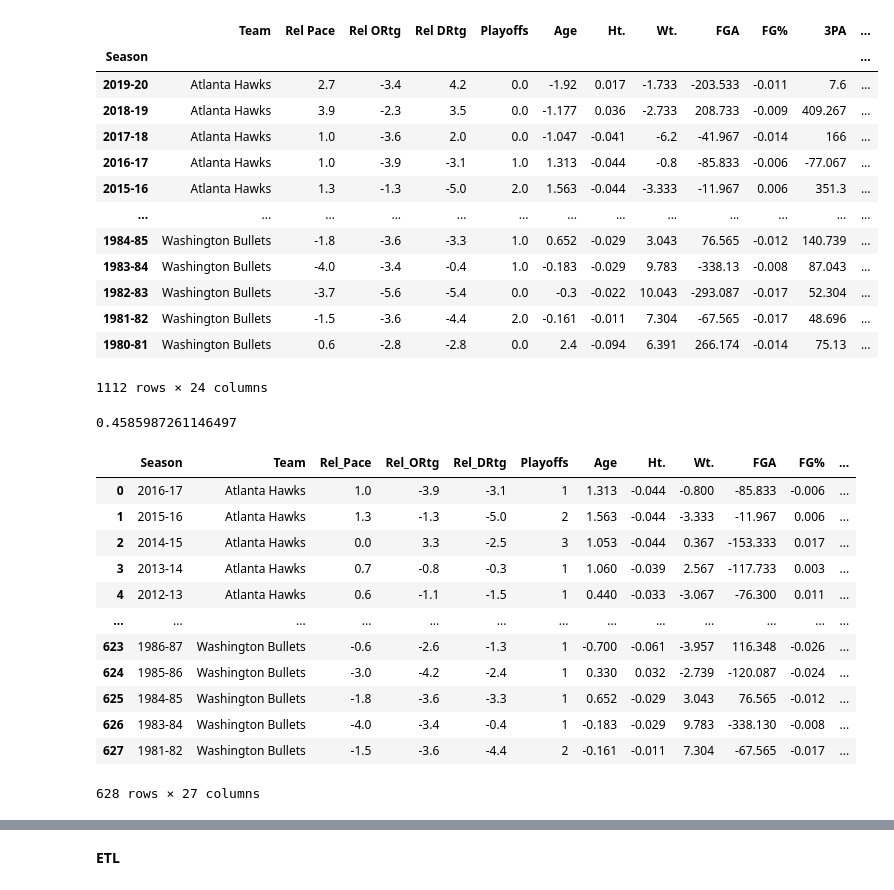
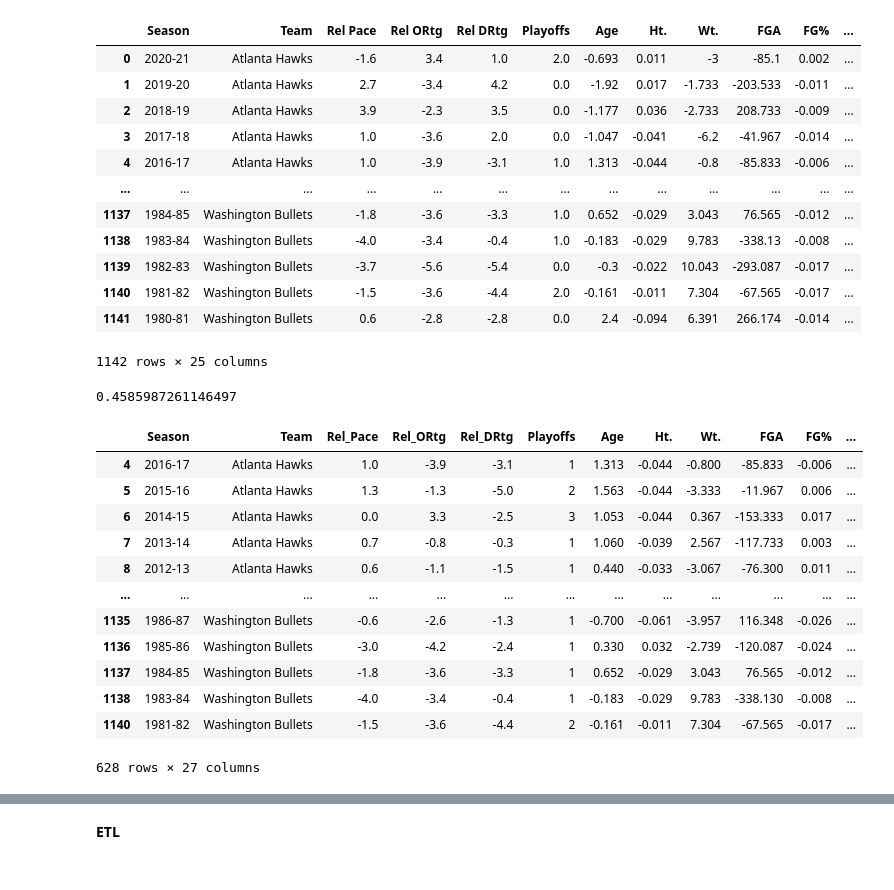
Before and after one commit to d-jenkins/NBA_Champs, a Jupyter notebook: Final_Project.ipynb, the cells around one changed output, grey strips where cells are left out. Drawn from its saved outputs; the diff is of its cells as text; code cells hidden in the pictures.

Commit message:
more efficient calculation of this years playoff data

```diff
--- a/Final_Project.ipynb
+++ b/Final_Project.ipynb
@@ -61,7 +61,7 @@ for team in teams:
   stats["Playoffs"] = stats["Playoffs"].map(playoffs)
 
   # select only seasons since 80s except for 2020-21 and reset index
-  stats = stats.iloc[1:42, :].reset_index(drop=True)
+  stats = stats.iloc[0:42, :].reset_index(drop=True)
 
   # remove asterisk from team name
   stats["Team"] = stats["Team"].apply(lambda t: t.replace("*", ""))
@@ -83,7 +83,7 @@ for team in teams:
   more_stats = pd.read_html(url)[0][categories]
 
   # select only seasons since 80s except for 2020-21
-  more_stats = more_stats.iloc[1:43, :]
+  more_stats = more_stats.iloc[0:43, :]
 
   # remove dumb rows that restate stat categories and set index
   more_stats = more_stats.loc[more_stats['PTS'] != 'PTS', :].reset_index(drop=True)
@@ -105,3 +105,5 @@ for team in teams:
 
 # combine all teams stats into one dataframe
 all_stats = pd.concat(every_season).reset_index(drop=True)
+
+all_stats
@@ -108,34 +124,36 @@ all_stats = pd.concat(every_season).reset_index(drop=True)
 # %%
 # create list to hold all seasons
 seasons = all_stats["Season"].unique()
 
 # create new data frame to hold all stats relative the the average of that season
 all_rel_stats = all_stats.copy()
 all_rel_stats.set_index('Season', inplace=True)
 
 # calculate relative values for all stats
 for season in seasons:
   for category in categories:
     avg = round(pd.to_numeric(all_stats.loc[all_stats["Season"] == season, :][category]).mean(), 3)
     all_rel_stats.loc[season, category] = all_rel_stats.loc[season, category].apply(lambda x: float(x)- avg)
     # print(f'{season} {category}: {avg}')
 
+# reset index back to ascending numbers
+all_rel_stats.reset_index(inplace=True)
+
 # show resulting dataframe
 all_rel_stats
 # %% [output]
-|  | Team | Rel Pace | Rel ORtg | Rel DRtg | Playoffs | Age | Ht. | Wt. | FGA | FG% | 3PA | ... |
-| Season |  |  |  |  |  |  |  |  |  |  |  | ... |
-| 2019-20 | Atlanta Hawks | 2.7 | -3.4 | 4.2 | 0.0 | -1.92 | 0.017 | -1.733 | -203.533 | -0.011 | 7.6 | ... |
-| 2018-19 | Atlanta Hawks | 3.9 | -2.3 | 3.5 | 0.0 | -1.177 | 0.036 | -2.733 | 208.733 | -0.009 | 409.267 | ... |
-| 2017-18 | Atlanta Hawks | 1.0 | -3.6 | 2.0 | 0.0 | -1.047 | -0.041 | -6.2 | -41.967 | -0.014 | 166 | ... |
-| 2016-17 | Atlanta Hawks | 1.0 | -3.9 | -3.1 | 1.0 | 1.313 | -0.044 | -0.8 | -85.833 | -0.006 | -77.067 | ... |
-| 2015-16 | Atlanta Hawks | 1.3 | -1.3 | -5.0 | 2.0 | 1.563 | -0.044 | -3.333 | -11.967 | 0.006 | 351.3 | ... |
+|  | Season | Team | Rel Pace | Rel ORtg | Rel DRtg | Playoffs | Age | Ht. | Wt. | FGA | FG% | ... |
+| 0 | 2020-21 | Atlanta Hawks | -1.6 | 3.4 | 1.0 | 2.0 | -0.693 | 0.011 | -3 | -85.1 | 0.002 | ... |
+| 1 | 2019-20 | Atlanta Hawks | 2.7 | -3.4 | 4.2 | 0.0 | -1.92 | 0.017 | -1.733 | -203.533 | -0.011 | ... |
+| 2 | 2018-19 | Atlanta Hawks | 3.9 | -2.3 | 3.5 | 0.0 | -1.177 | 0.036 | -2.733 | 208.733 | -0.009 | ... |
+| 3 | 2017-18 | Atlanta Hawks | 1.0 | -3.6 | 2.0 | 0.0 | -1.047 | -0.041 | -6.2 | -41.967 | -0.014 | ... |
+| 4 | 2016-17 | Atlanta Hawks | 1.0 | -3.9 | -3.1 | 1.0 | 1.313 | -0.044 | -0.8 | -85.833 | -0.006 | ... |
 | ... | ... | ... | ... | ... | ... | ... | ... | ... | ... | ... | ... | ... |
-| 1984-85 | Washington Bullets | -1.8 | -3.6 | -3.3 | 1.0 | 0.652 | -0.029 | 3.043 | 76.565 | -0.012 | 140.739 | ... |
-| 1983-84 | Washington Bullets | -4.0 | -3.4 | -0.4 | 1.0 | -0.183 | -0.029 | 9.783 | -338.13 | -0.008 | 87.043 | ... |
-| 1982-83 | Washington Bullets | -3.7 | -5.6 | -5.4 | 0.0 | -0.3 | -0.022 | 10.043 | -293.087 | -0.017 | 52.304 | ... |
-| 1981-82 | Washington Bullets | -1.5 | -3.6 | -4.4 | 2.0 | -0.161 | -0.011 | 7.304 | -67.565 | -0.017 | 48.696 | ... |
-| 1980-81 | Washington Bullets | 0.6 | -2.8 | -2.8 | 0.0 | 2.4 | -0.094 | 6.391 | 266.174 | -0.014 | 75.13 | ... |
+| 1137 | 1984-85 | Washington Bullets | -1.8 | -3.6 | -3.3 | 1.0 | 0.652 | -0.029 | 3.043 | 76.565 | -0.012 | ... |
+| 1138 | 1983-84 | Washington Bullets | -4.0 | -3.4 | -0.4 | 1.0 | -0.183 | -0.029 | 9.783 | -338.13 | -0.008 | ... |
+| 1139 | 1982-83 | Washington Bullets | -3.7 | -5.6 | -5.4 | 0.0 | -0.3 | -0.022 | 10.043 | -293.087 | -0.017 | ... |
+| 1140 | 1981-82 | Washington Bullets | -1.5 | -3.6 | -4.4 | 2.0 | -0.161 | -0.011 | 7.304 | -67.565 | -0.017 | ... |
+| 1141 | 1980-81 | Washington Bullets | 0.6 | -2.8 | -2.8 | 0.0 | 2.4 | -0.094 | 6.391 | 266.174 | -0.014 | ... |
-1112 rows × 24 columns
+1142 rows × 25 columns
 # %%
 # select/adjust data to train ml model
@@ -174,7 +189,7 @@ clf.score(X_test, y_test)
 0.4585987261146497
 # %%
 # create dataframe to only hold data for playoff teams
-champs = all_rel_stats.copy().loc[all_rel_stats['Playoffs'] > 0, :]
+champs = rel_playoffs.copy()
 
 # add column to hold playoff success predicted by model
 champs['Predicted'] = this
@@ -184,9 +199,6 @@ champs['Error'] = champs['Playoffs'].values - champs['Predicted'].values
 
 # rename columns to not have spaces
 champs = champs.rename(columns={"Rel Pace":"Rel_Pace", "Rel ORtg":"Rel_ORtg",  "Rel DRtg":"Rel_DRtg"})
-
-# reset index back to ascending numbers
-champs.reset_index(inplace=True)
 
 # adjust columns to hold desired data types
 for column in champs.columns:
@@ -202,17 +214,17 @@ champs.to_csv('champs.csv')
 champs
 # %% [output]
 |  | Season | Team | Rel_Pace | Rel_ORtg | Rel_DRtg | Playoffs | Age | Ht. | Wt. | FGA | FG% | ... |
-| 0 | 2016-17 | Atlanta Hawks | 1.0 | -3.9 | -3.1 | 1 | 1.313 | -0.044 | -0.800 | -85.833 | -0.006 | ... |
-| 1 | 2015-16 | Atlanta Hawks | 1.3 | -1.3 | -5.0 | 2 | 1.563 | -0.044 | -3.333 | -11.967 | 0.006 | ... |
-| 2 | 2014-15 | Atlanta Hawks | 0.0 | 3.3 | -2.5 | 3 | 1.053 | -0.044 | 0.367 | -153.333 | 0.017 | ... |
-| 3 | 2013-14 | Atlanta Hawks | 0.7 | -0.8 | -0.3 | 1 | 1.060 | -0.039 | 2.567 | -117.733 | 0.003 | ... |
-| 4 | 2012-13 | Atlanta Hawks | 0.6 | -1.1 | -1.5 | 1 | 0.440 | -0.033 | -3.067 | -76.300 | 0.011 | ... |
+| 4 | 2016-17 | Atlanta Hawks | 1.0 | -3.9 | -3.1 | 1 | 1.313 | -0.044 | -0.800 | -85.833 | -0.006 | ... |
+| 5 | 2015-16 | Atlanta Hawks | 1.3 | -1.3 | -5.0 | 2 | 1.563 | -0.044 | -3.333 | -11.967 | 0.006 | ... |
+| 6 | 2014-15 | Atlanta Hawks | 0.0 | 3.3 | -2.5 | 3 | 1.053 | -0.044 | 0.367 | -153.333 | 0.017 | ... |
+| 7 | 2013-14 | Atlanta Hawks | 0.7 | -0.8 | -0.3 | 1 | 1.060 | -0.039 | 2.567 | -117.733 | 0.003 | ... |
+| 8 | 2012-13 | Atlanta Hawks | 0.6 | -1.1 | -1.5 | 1 | 0.440 | -0.033 | -3.067 | -76.300 | 0.011 | ... |
 | ... | ... | ... | ... | ... | ... | ... | ... | ... | ... | ... | ... | ... |
-| 623 | 1986-87 | Washington Bullets | -0.6 | -2.6 | -1.3 | 1 | -0.700 | -0.061 | -3.957 | 116.348 | -0.026 | ... |
-| 624 | 1985-86 | Washington Bullets | -3.0 | -4.2 | -2.4 | 1 | 0.330 | 0.032 | -2.739 | -120.087 | -0.024 | ... |
-| 625 | 1984-85 | Washington Bullets | -1.8 | -3.6 | -3.3 | 1 | 0.652 | -0.029 | 3.043 | 76.565 | -0.012 | ... |
-| 626 | 1983-84 | Washington Bullets | -4.0 | -3.4 | -0.4 | 1 | -0.183 | -0.029 | 9.783 | -338.130 | -0.008 | ... |
-| 627 | 1981-82 | Washington Bullets | -1.5 | -3.6 | -4.4 | 2 | -0.161 | -0.011 | 7.304 | -67.565 | -0.017 | ... |
+| 1135 | 1986-87 | Washington Bullets | -0.6 | -2.6 | -1.3 | 1 | -0.700 | -0.061 | -3.957 | 116.348 | -0.026 | ... |
+| 1136 | 1985-86 | Washington Bullets | -3.0 | -4.2 | -2.4 | 1 | 0.330 | 0.032 | -2.739 | -120.087 | -0.024 | ... |
+| 1137 | 1984-85 | Washington Bullets | -1.8 | -3.6 | -3.3 | 1 | 0.652 | -0.029 | 3.043 | 76.565 | -0.012 | ... |
+| 1138 | 1983-84 | Washington Bullets | -4.0 | -3.4 | -0.4 | 1 | -0.183 | -0.029 | 9.783 | -338.130 | -0.008 | ... |
+| 1140 | 1981-82 | Washington Bullets | -1.5 | -3.6 | -4.4 | 2 | -0.161 | -0.011 | 7.304 | -67.565 | -0.017 | ... |
 628 rows × 27 columns
 # %%
 # most overachieving teams
```
Also changed, not shown: parts of 21 cells of this notebook.
